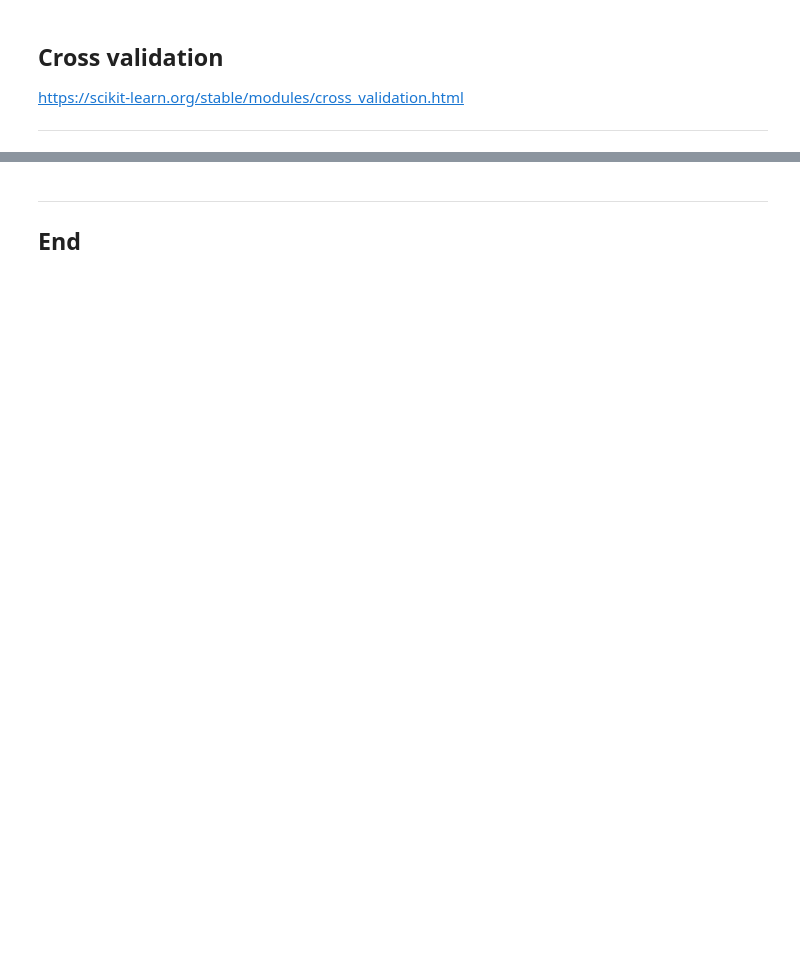
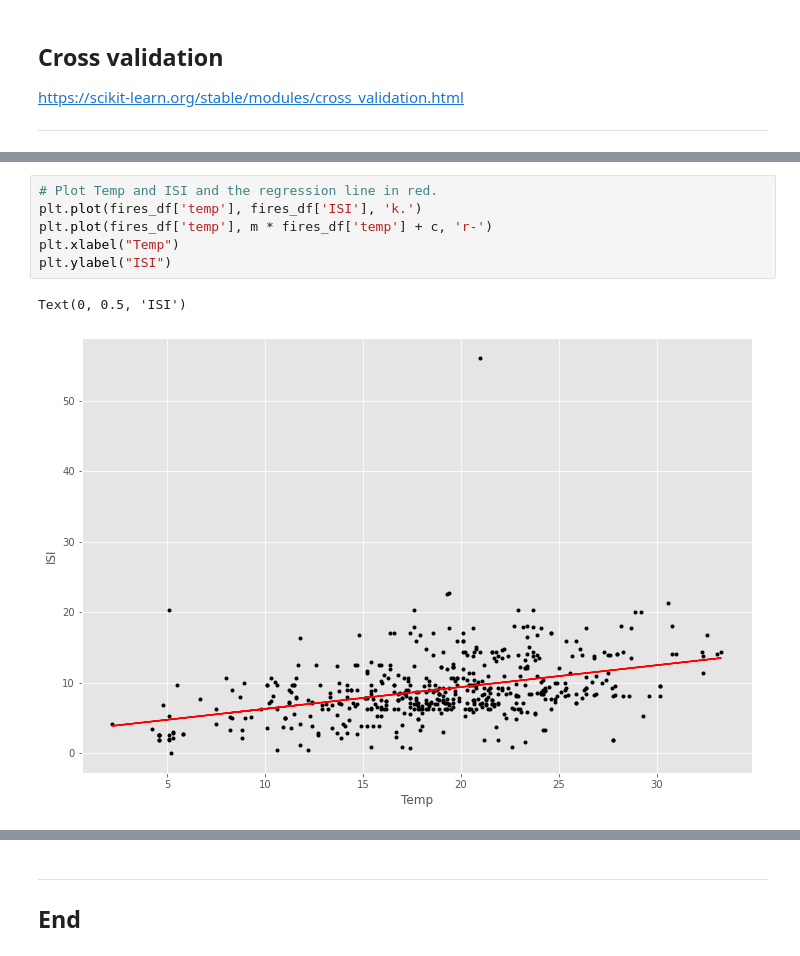
Before and after one commit to kacpergrzenda/Emerging-Technologies, a Jupyter notebook: scikit-learn.ipynb, the cells around one changed output, grey strips where cells are left out. Cells and saved outputs as stored; diff of their text form; blank space fills up the shorter version.

```diff
--- a/scikit-learn.ipynb
+++ b/scikit-learn.ipynb
@@ -491,0 +769,9 @@ print(f"Mean: {scores.mean()} \t Standard Deviation: {scores.std()}")
+# %%
+# Plot Temp and ISI and the regression line in red.
+plt.plot(fires_df['temp'], fires_df['ISI'], 'k.')
+plt.plot(fires_df['temp'], m * fires_df['temp'] + c, 'r-')
+plt.xlabel("Temp")
+plt.ylabel("ISI")
+# %% [output]
+Text(0, 0.5, 'ISI')
+[figure, added]
```
Also changed, not shown: parts of 70 cells of this notebook, 2 other files.
